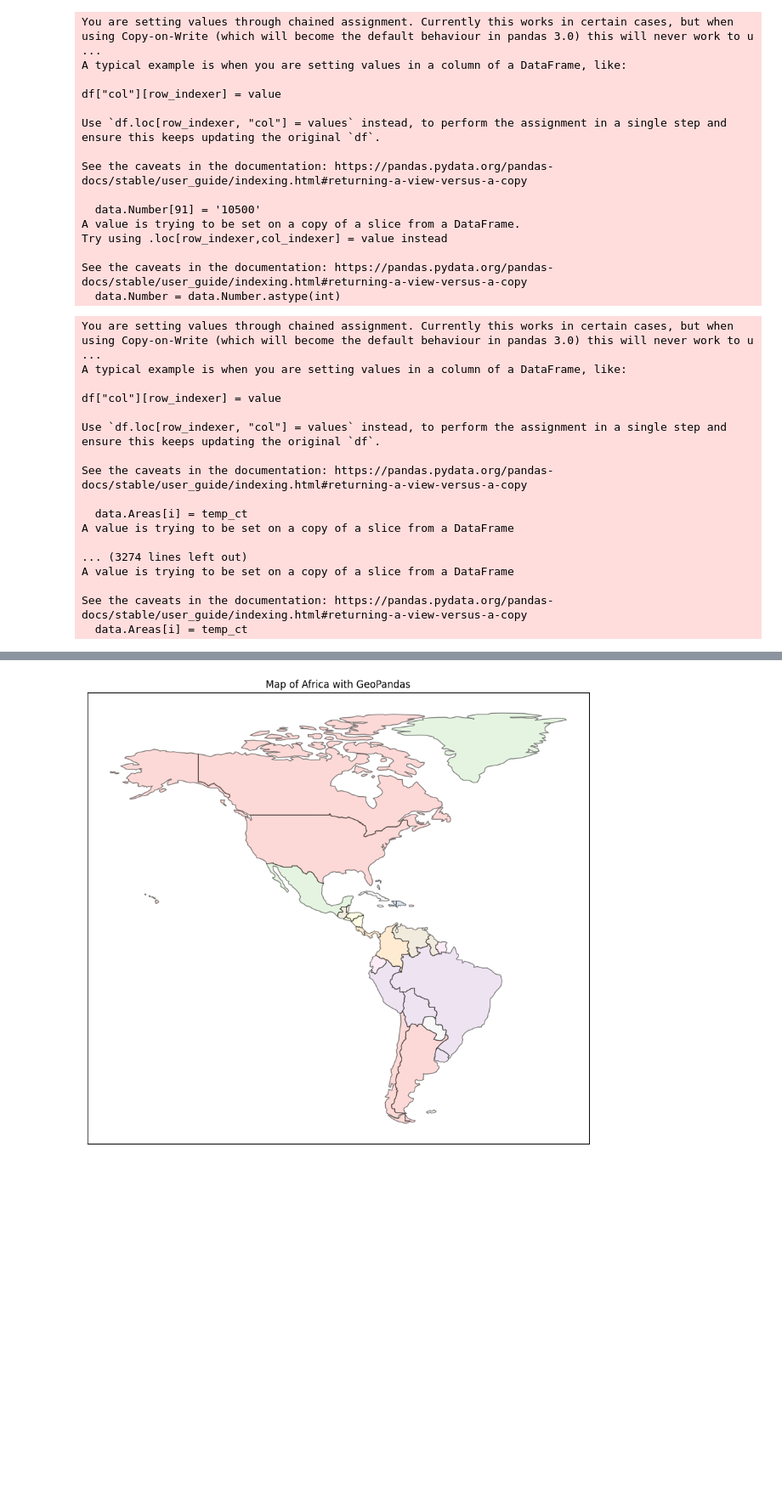
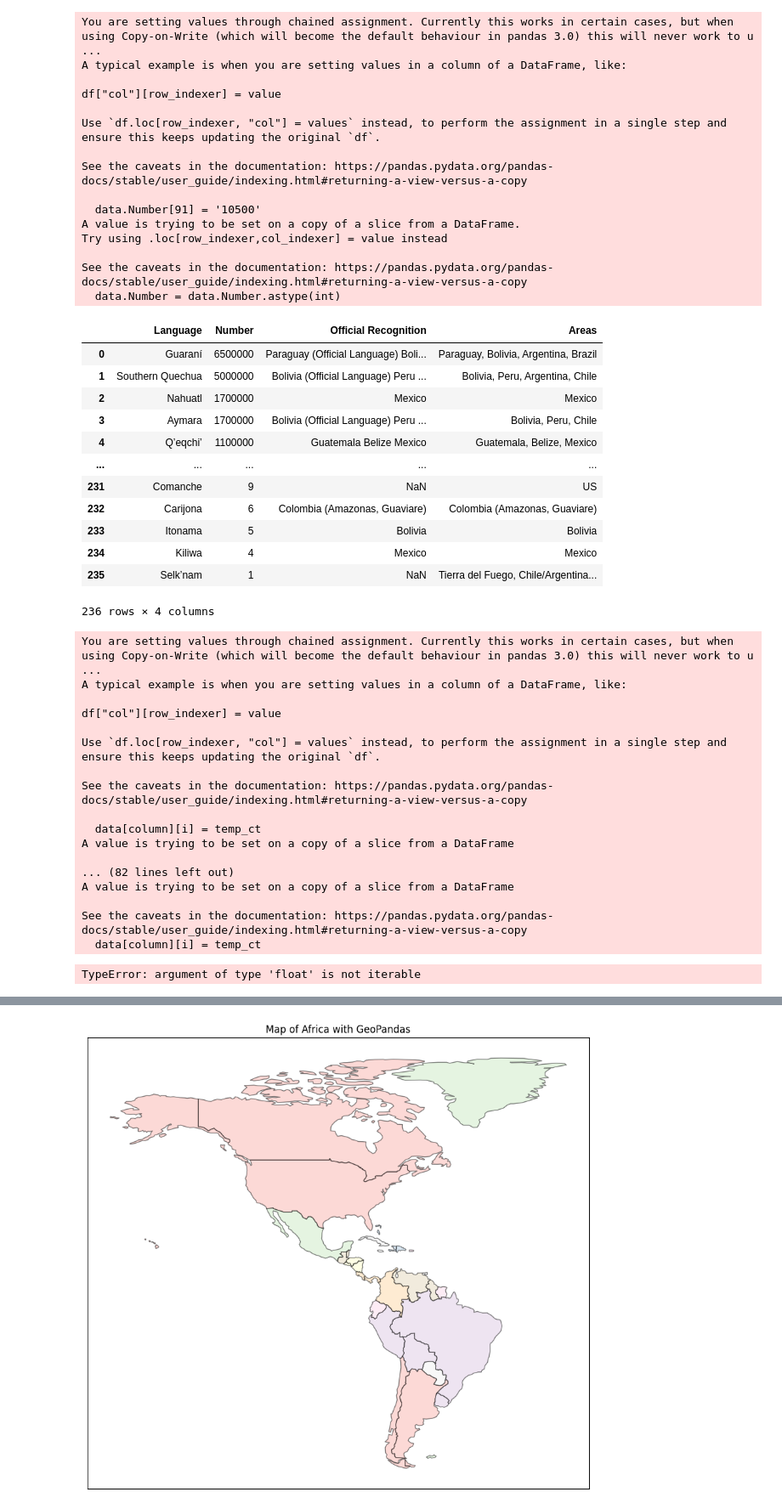
Before and after one commit to Ian-TWhatley/Indigenous-Langugage-Vitality-Webscraper, a Jupyter notebook: Native_Lang.ipynb, the cells around one changed output, grey strips where cells are left out. Shown at 85% size. Saved outputs shown, nothing was run; the diff lists cells and outputs as text; code cells hidden in the pictures; blank space fills up the shorter version.

Commit message:
completed data cleaning in main.py

```diff
--- a/Native_Lang.ipynb
+++ b/Native_Lang.ipynb
@@ -144,24 +145,43 @@ Try using .loc[row_indexer,col_indexer] = value instead
 
 See the caveats in the documentation: https://pandas.pydata.org/pandas-docs/stable/user_guide/indexing.html#returning-a-view-versus-a-copy
   data.Number = data.Number.astype(int)
+# %%
+data
+# %% [output]
+|  | Language | Number | Official Recognition | Areas |
+| 0 | Guaraní | 6500000 | Paraguay (Official Language) Boli... | Paraguay, Bolivia, Argentina, Brazil |
+| 1 | Southern Quechua | 5000000 | Bolivia (Official Language) Peru ... | Bolivia, Peru, Argentina, Chile |
+| 2 | Nahuatl | 1700000 | Mexico | Mexico |
+| 3 | Aymara | 1700000 | Bolivia (Official Language) Peru ... | Bolivia, Peru, Chile |
+| 4 | Qʼeqchiʼ | 1100000 | Guatemala Belize Mexico | Guatemala, Belize, Mexico |
+| ... | ... | ... | ... | ... |
+| 231 | Comanche | 9 | NaN | US |
+| 232 | Carijona | 6 | Colombia (Amazonas, Guaviare) | Colombia (Amazonas, Guaviare) |
+| 233 | Itonama | 5 | Bolivia | Bolivia |
+| 234 | Kiliwa | 4 | Mexico | Mexico |
+| 235 | Selkʼnam | 1 | NaN | Tierra del Fuego, Chile/Argentina... |
+236 rows × 4 columns
 # %%
-def format_areas(data):
+def format_countries(data, column:str):
+
+    data[column].fillna('None')
 
     countries = ['Argentina','Bolivia','Brazil','Canada','Chile','Colombia','Costa Rica',
                 'Ecuador','El Salvador','French Guiana','Guatemala','Honduras',
                 'Mexico','Nicaragua','Panama','Paraguay','Peru','Suriname',
-                'United States','US','Uruguay','Venezuela']
+                'United States','US','Uruguay','Venezuela', 'None']
 
-    for i in range(len(data.Areas)):
-        temp_ct = [country for country in countries if country in data.Areas[i]]
-        data.Areas[i] = temp_ct
+    for i in range(len(data[column])):
+        temp_ct = [country for country in countries if country in data[column][i]]
+        data[column][i] = temp_ct
 
-    for i in range(len(data.Areas)):
-        for j in range(len(data.Areas[i])):
-            if data.Areas[i][j] == 'US':
-                data.Areas[i][j] = 'United States'
+    for i in range(len(data[column])):
+        for j in range(len(data[column][i])):
+            if data[column][i][j] == 'US':
+                data[column][i][j] = 'United States'
 
-format_areas(data)
+
+format_countries(data,'Official Recognition')
 # %% [output]
 You are setting values through chained assignment. Currently this works in certain cases, but when using Copy-on-Write (which will become the default behaviour in pandas 3.0) this will never work to u ...
 A typical example is when you are setting values in a column of a DataFrame, like:
@@ -172,11 +192,12 @@ Use `df.loc[row_indexer, "col"] = values` instead, to perform the assignment in
 
 See the caveats in the documentation: https://pandas.pydata.org/pandas-docs/stable/user_guide/indexing.html#returning-a-view-versus-a-copy
 
-  data.Areas[i] = temp_ct
+  data[column][i] = temp_ct
 A value is trying to be set on a copy of a slice from a DataFrame
 
-... (3274 lines left out)
+... (82 lines left out)
 A value is trying to be set on a copy of a slice from a DataFrame
 
 See the caveats in the documentation: https://pandas.pydata.org/pandas-docs/stable/user_guide/indexing.html#returning-a-view-versus-a-copy
-  data.Areas[i] = temp_ct
+  data[column][i] = temp_ct
+TypeError: argument of type 'float' is not iterable
```
Also changed, not shown: parts of 9 cells of this notebook, 1 other file.
